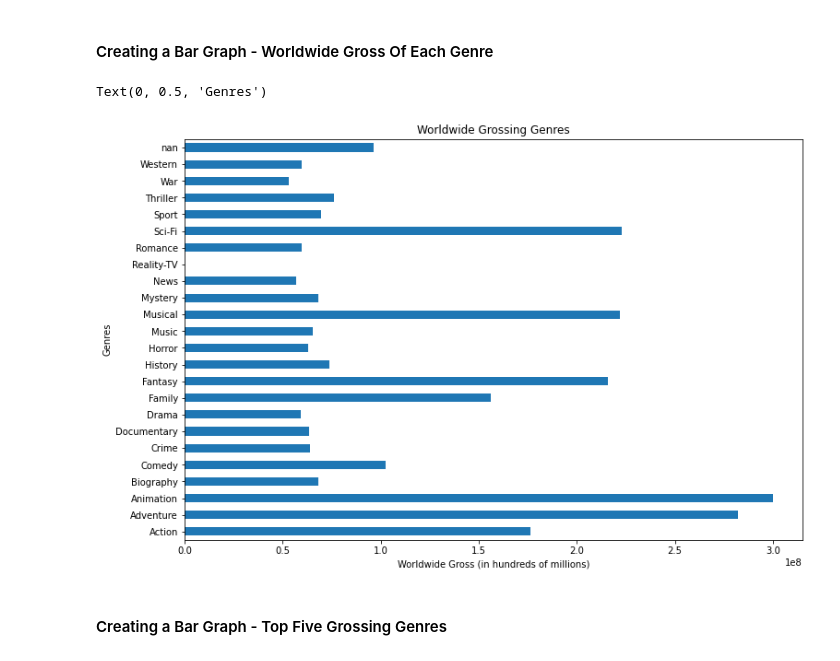
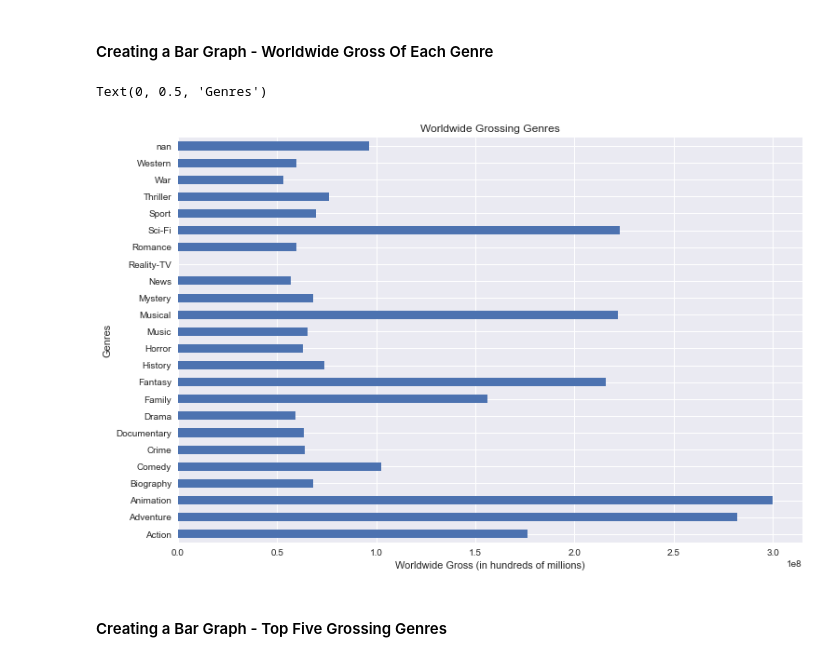
Before and after one commit to justinbalwan/dsc-project-template, a Jupyter notebook: dsc-phase1-project-template.ipynb, the cells around one changed output. Saved outputs shown, nothing was run; the diff lists cells and outputs as text; code cells hidden in the pictures.

```diff
--- a/dsc-phase1-project-template.ipynb
+++ b/dsc-phase1-project-template.ipynb
@@ -399,12 +399,14 @@ I created a larger graph detailing the worldwide gross of each genre. Having com
 #### Creating a Bar Graph - Worldwide Gross Of Each Genre
 # %%
 genres_worldwide_gross_df.groupby(by='genres').mean()['worldwide_gross'].plot(kind='barh', figsize=(12,8))
+from matplotlib import style
+plt.style.use("seaborn")
 plt.title('Worldwide Grossing Genres')
 plt.xlabel('Worldwide Gross (in hundreds of millions)')
 plt.ylabel('Genres')
 # %% [output]
 Text(0, 0.5, 'Genres')
-[figure, old version]
+[figure, new version]
 # %% [markdown]
 #### Creating a Bar Graph - Top Five Grossing Genres
 # %%
```
Also changed, not shown: parts of 9 cells of this notebook.
